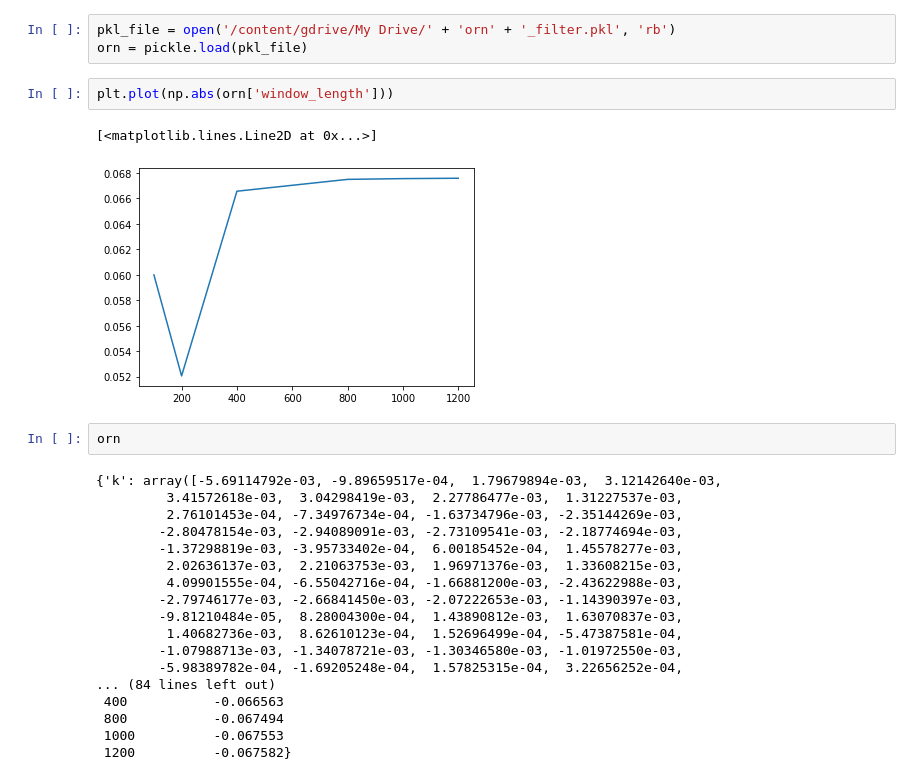
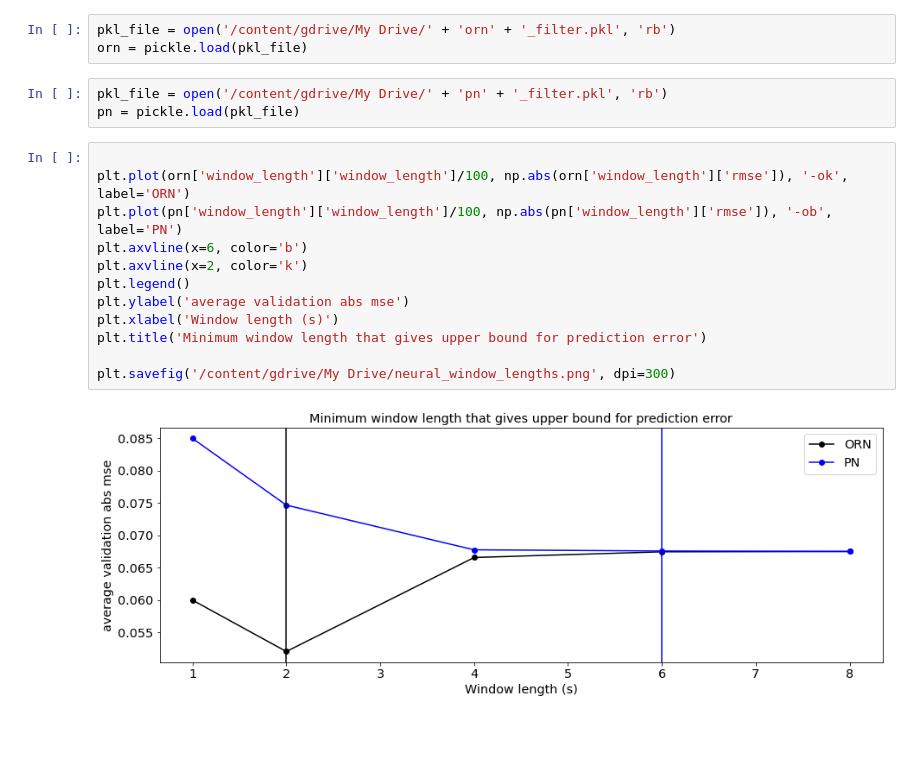
Before and after one commit to davidfox87/neuro_encoding_models, a Jupyter notebook: compareWindowLengthRMSE.ipynb, the cells around one changed output. Drawn from its saved outputs; the diff is of its cells as text; blank space fills up the shorter version.

```diff
--- a/compareWindowLengthRMSE.ipynb
+++ b/compareWindowLengthRMSE.ipynb
@@ -65,28 +87,20 @@ plt.plot(np.abs(vymoves['window_length_mse']))
 # %%
 pkl_file = open('/content/gdrive/My Drive/' + 'orn' + '_filter.pkl', 'rb')
 orn = pickle.load(pkl_file)
-# %%
-plt.plot(np.abs(orn['window_length']))
-# %% [output]
-[<matplotlib.lines.Line2D at 0x...>]
-[figure, removed]
-# %%
-orn
-# %% [output]
-{'k': array([-5.69114792e-03, -9.89659517e-04,  1.79679894e-03,  3.12142640e-03,
-         3.41572618e-03,  3.04298419e-03,  2.27786477e-03,  1.31227537e-03,
-         2.76101453e-04, -7.34976734e-04, -1.63734796e-03, -2.35144269e-03,
-        -2.80478154e-03, -2.94089091e-03, -2.73109541e-03, -2.18774694e-03,
-        -1.37298819e-03, -3.95733402e-04,  6.00185452e-04,  1.45578277e-03,
-         2.02636137e-03,  2.21063753e-03,  1.96971376e-03,  1.33608215e-03,
-         4.09901555e-04, -6.55042716e-04, -1.66881200e-03, -2.43622988e-03,
-        -2.79746177e-03, -2.66841450e-03, -2.07222653e-03, -1.14390397e-03,
-        -9.81210484e-05,  8.28004300e-04,  1.43890812e-03,  1.63070837e-03,
-         1.40682736e-03,  8.62610123e-04,  1.52696499e-04, -5.47387581e-04,
-        -1.07988713e-03, -1.34078721e-03, -1.30346580e-03, -1.01972550e-03,
-        -5.98389782e-04, -1.69205248e-04,  1.57825315e-04,  3.22656252e-04,
-... (84 lines left out)
- 400           -0.066563
- 800           -0.067494
- 1000          -0.067553
- 1200          -0.067582}
+# %%
+pkl_file = open('/content/gdrive/My Drive/' + 'pn' + '_filter.pkl', 'rb')
+pn = pickle.load(pkl_file)
+# %%
+
+plt.plot(orn['window_length']['window_length']/100, np.abs(orn['window_length']['rmse']), '-ok', label='ORN')
+plt.plot(pn['window_length']['window_length']/100, np.abs(pn['window_length']['rmse']), '-ob', label='PN')
+plt.axvline(x=6, color='b')
+plt.axvline(x=2, color='k')
+plt.legend()
+plt.ylabel('average validation abs mse')
+plt.xlabel('Window length (s)')
+plt.title('Minimum window length that gives upper bound for prediction error')
+
+plt.savefig('/content/gdrive/My Drive/neural_window_lengths.png', dpi=300)
+# %% [output]
+[figure, added]
```
Also changed, not shown: parts of 6 cells of this notebook.
